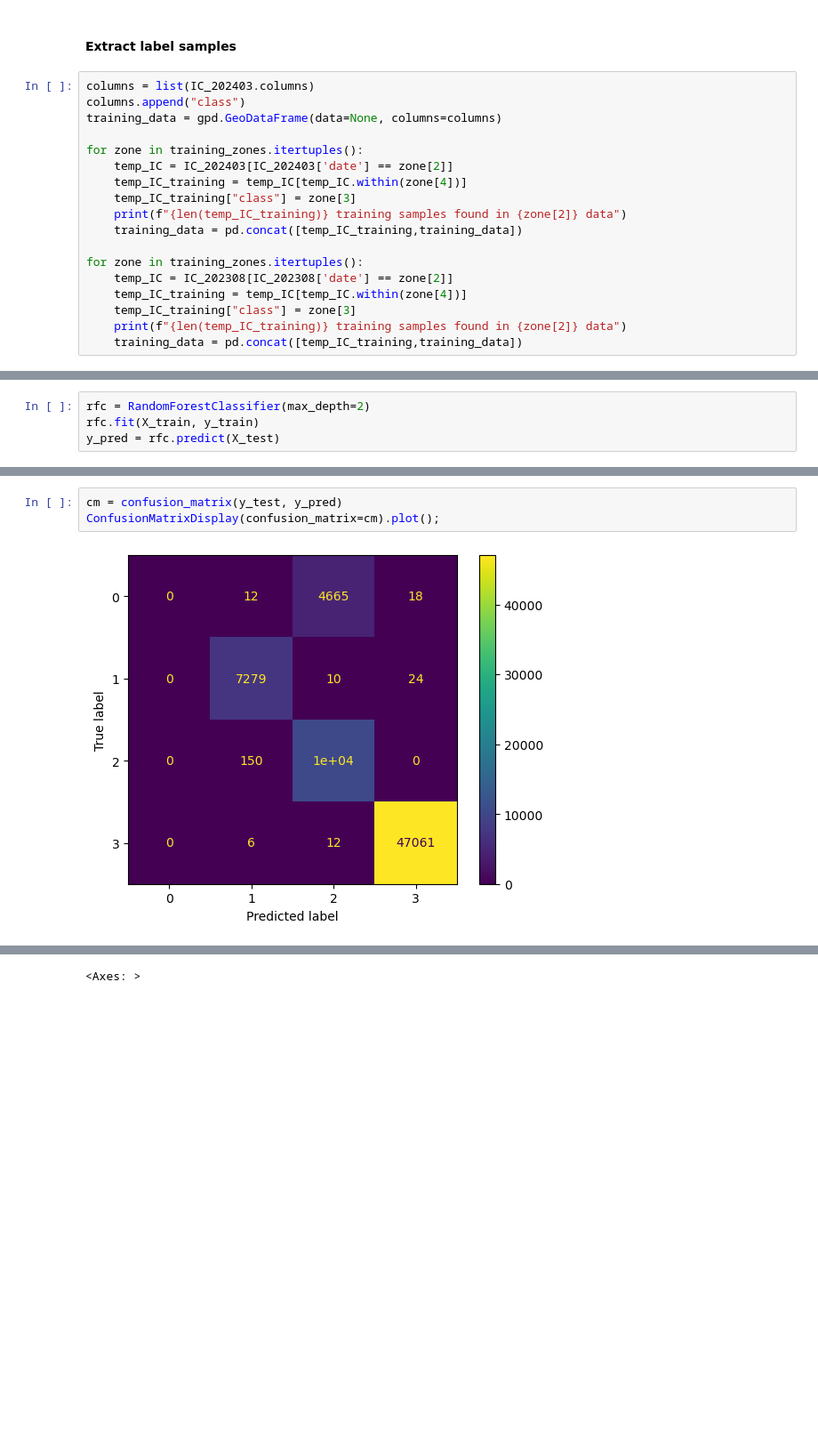
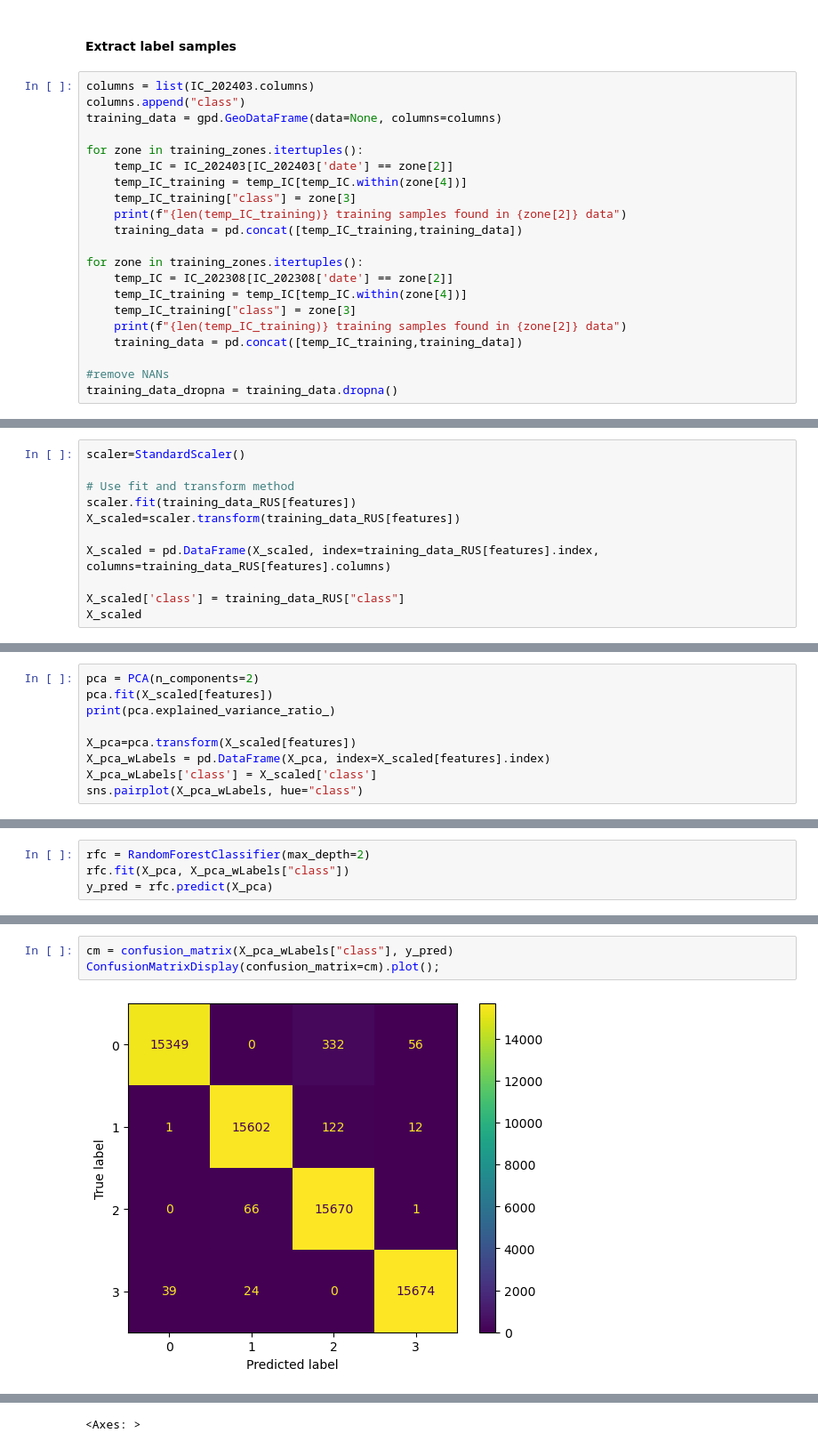
Before and after one commit to GeoToth/co_cloudcover, a Jupyter notebook: notebooks/model_training.ipynb, the cells around one changed output, grey strips where cells are left out. Shown at 89% size. Drawn from its saved outputs; the diff is of its cells as text; blank space fills up the shorter version.

```diff
--- a/notebooks/model_training.ipynb
+++ b/notebooks/model_training.ipynb
@@ -43,6 +48,9 @@ for zone in training_zones.itertuples():
     temp_IC_training["class"] = zone[3]
     print(f"{len(temp_IC_training)} training samples found in {zone[2]} data")
     training_data = pd.concat([temp_IC_training,training_data])
+
+#remove NANs
+training_data_dropna = training_data.dropna()
 # %% [output]
 14585 training samples found in 2024-03-14 data
 20683 training samples found in 2024-03-14 data
@@ -77,0 +133,11 @@ for zone in training_zones.itertuples():
+# %%
+scaler=StandardScaler()
+
+# Use fit and transform method
+scaler.fit(training_data_RUS[features])
+X_scaled=scaler.transform(training_data_RUS[features])
+
+X_scaled = pd.DataFrame(X_scaled, index=training_data_RUS[features].index, columns=training_data_RUS[features].columns)
+
+X_scaled['class'] = training_data_RUS["class"]
+X_scaled
@@ -104,0 +170,9 @@ X_train, X_test, y_train, y_test = train_test_split(X, y, test_size=0.3)
+# %%
+pca = PCA(n_components=2)
+pca.fit(X_scaled[features])
+print(pca.explained_variance_ratio_)
+
+X_pca=pca.transform(X_scaled[features])
+X_pca_wLabels = pd.DataFrame(X_pca, index=X_scaled[features].index)
+X_pca_wLabels['class'] = X_scaled['class']
+sns.pairplot(X_pca_wLabels, hue="class")
@@ -105,5 +208,5 @@ X_train, X_test, y_train, y_test = train_test_split(X, y, test_size=0.3)
 # %%
 rfc = RandomForestClassifier(max_depth=2)
-rfc.fit(X_train, y_train)
-y_pred = rfc.predict(X_test)
+rfc.fit(X_pca, X_pca_wLabels["class"])
+y_pred = rfc.predict(X_pca)
 # %%
@@ -114,6 +217,6 @@ Accuracy: 0.9296033811077729
 # %%
-cm = confusion_matrix(y_test, y_pred)
+cm = confusion_matrix(X_pca_wLabels["class"], y_pred)
 ConfusionMatrixDisplay(confusion_matrix=cm).plot();
 # %% [output]
-[figure, old version]
+[figure, new version]
 # %%
```
Also changed, not shown: parts of 14 cells of this notebook, 4 other files.
